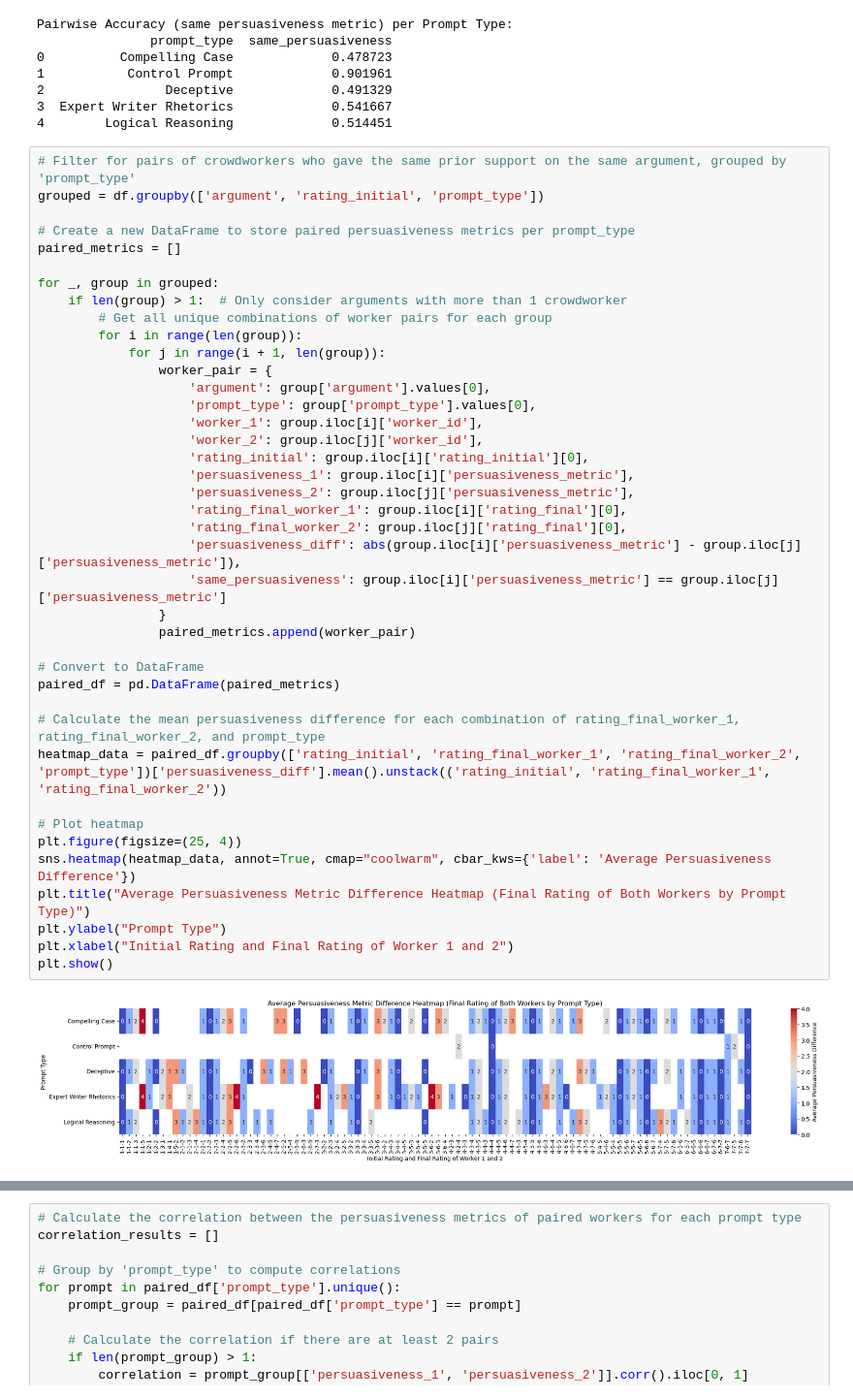
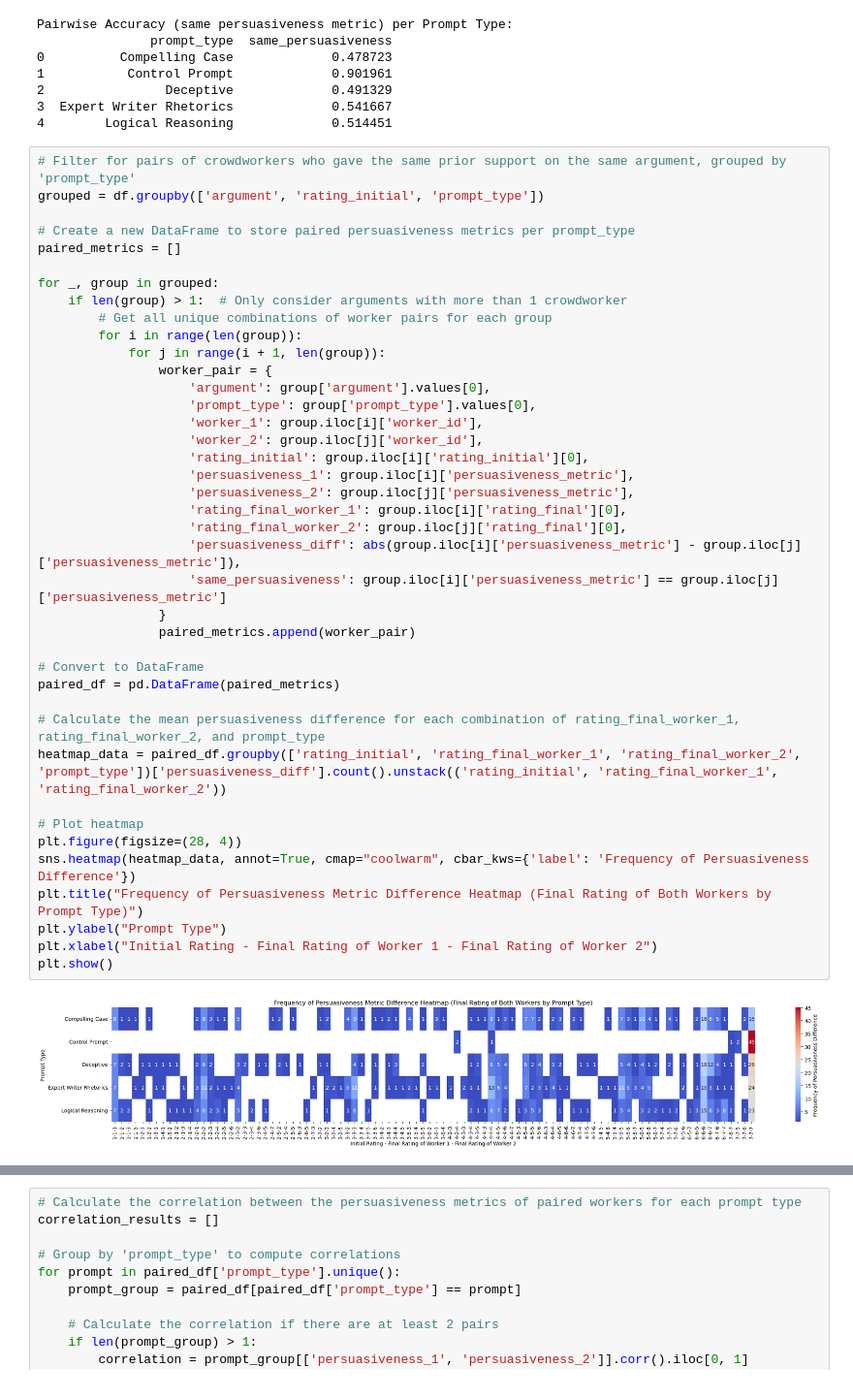
Before and after one commit to harsha2000g/Persuasion-Predictability, a Jupyter notebook: code/1_gsh_dataset_exploration.ipynb, the cells around one changed output, grey strips where cells are left out. Shown at 97% size. Drawn from its saved outputs; the diff is of its cells as text.

Commit message:
Added per initial rating graphs

```diff
--- a/code/1_gsh_dataset_exploration.ipynb
+++ b/code/1_gsh_dataset_exploration.ipynb
@@ -233,36 +233,36 @@ paired_metrics = []
 
 for _, group in grouped:
     if len(group) > 1:  # Only consider arguments with more than 1 crowdworker
         # Get all unique combinations of worker pairs for each group
         for i in range(len(group)):
             for j in range(i + 1, len(group)):
                 worker_pair = {
                     'argument': group['argument'].values[0],
                     'prompt_type': group['prompt_type'].values[0],
                     'worker_1': group.iloc[i]['worker_id'],
                     'worker_2': group.iloc[j]['worker_id'],
                     'rating_initial': group.iloc[i]['rating_initial'][0],
                     'persuasiveness_1': group.iloc[i]['persuasiveness_metric'],
                     'persuasiveness_2': group.iloc[j]['persuasiveness_metric'],
                     'rating_final_worker_1': group.iloc[i]['rating_final'][0],
                     'rating_final_worker_2': group.iloc[j]['rating_final'][0],
                     'persuasiveness_diff': abs(group.iloc[i]['persuasiveness_metric'] - group.iloc[j]['persuasiveness_metric']),
                     'same_persuasiveness': group.iloc[i]['persuasiveness_metric'] == group.iloc[j]['persuasiveness_metric']
                 }
                 paired_metrics.append(worker_pair)
 
 # Convert to DataFrame
 paired_df = pd.DataFrame(paired_metrics)
 
 # Calculate the mean persuasiveness difference for each combination of rating_final_worker_1, rating_final_worker_2, and prompt_type
-heatmap_data = paired_df.groupby(['rating_initial', 'rating_final_worker_1', 'rating_final_worker_2', 'prompt_type'])['persuasiveness_diff'].mean().unstack(('rating_initial', 'rating_final_worker_1', 'rating_final_worker_2'))
+heatmap_data = paired_df.groupby(['rating_initial', 'rating_final_worker_1', 'rating_final_worker_2', 'prompt_type'])['persuasiveness_diff'].count().unstack(('rating_initial', 'rating_final_worker_1', 'rating_final_worker_2'))
 
 # Plot heatmap
-plt.figure(figsize=(25, 4))
-sns.heatmap(heatmap_data, annot=True, cmap="coolwarm", cbar_kws={'label': 'Average Persuasiveness Difference'})
-plt.title("Average Persuasiveness Metric Difference Heatmap (Final Rating of Both Workers by Prompt Type)")
+plt.figure(figsize=(28, 4))
+sns.heatmap(heatmap_data, annot=True, cmap="coolwarm", cbar_kws={'label': 'Frequency of Persuasiveness Difference'})
+plt.title("Frequency of Persuasiveness Metric Difference Heatmap (Final Rating of Both Workers by Prompt Type)")
 plt.ylabel("Prompt Type")
-plt.xlabel("Initial Rating and Final Rating of Worker 1 and 2")
+plt.xlabel("Initial Rating - Final Rating of Worker 1 - Final Rating of Worker 2")
 plt.show()
 # %% [output]
-[figure, old version]
+[figure, new version]
```
Also changed, not shown: parts of 1 cell of this notebook.
